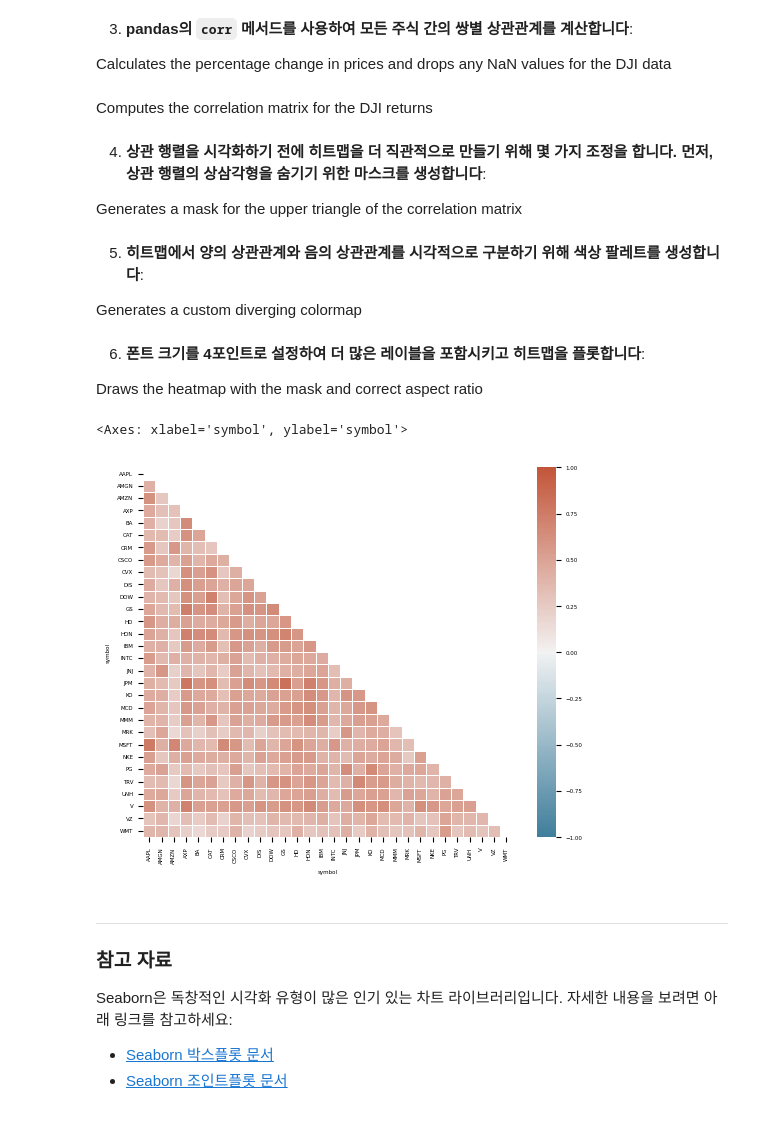
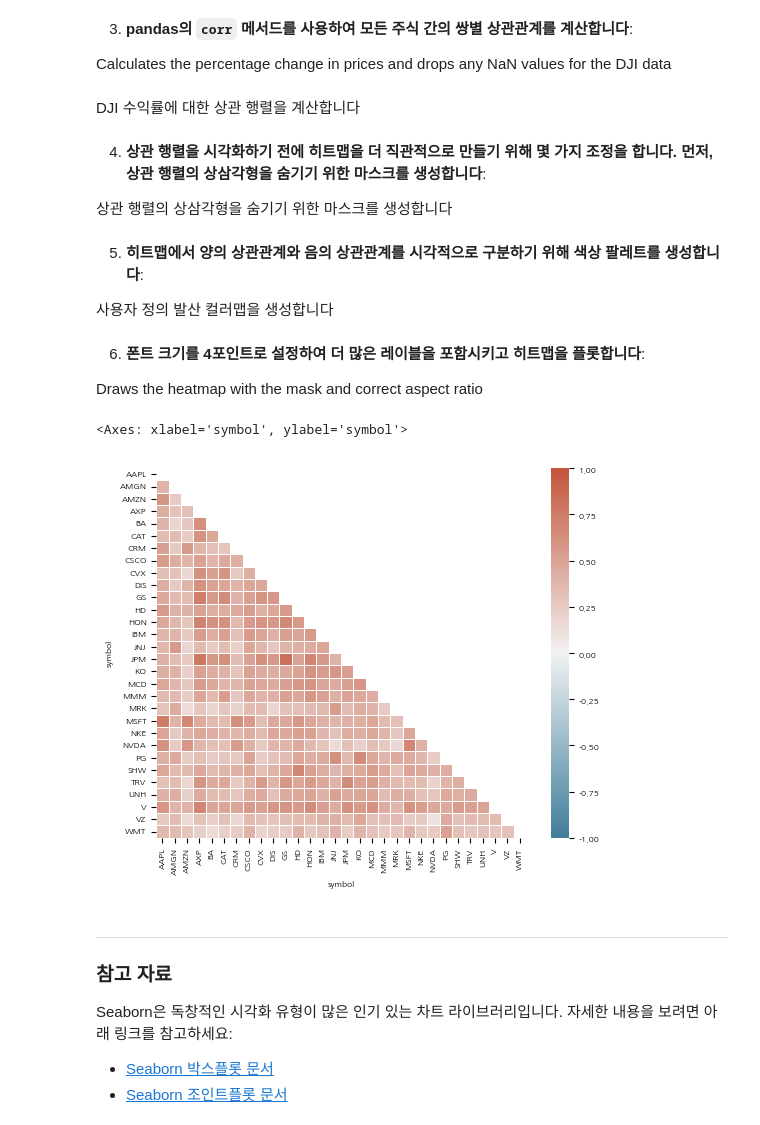
Before and after one commit to restful3/ml4t, a Jupyter notebook: source/03. Visualize Financial Market Data with Matplotlib, and Plotly Dash_song.ipynb, the cells around one changed output. Cells and saved outputs as stored; diff of their text form; code cells hidden in the pictures.

```diff
--- a/source/03. Visualize Financial Market Data with Matplotlib, and Plotly Dash_song.ipynb
+++ b/source/03. Visualize Financial Market Data with Matplotlib, and Plotly Dash_song.ipynb
@@ -316,2 +347,8 @@ Display the plot
 # %%
-plt.show()
+# plt.show()
+# 주피터 노트북에서 애니메이션 표시
+from IPython.display import HTML
+
+plt.rcParams['animation.embed_limit'] = 50 * 1024 * 1024  # 50MB로 제한 증가
+
+HTML(ani.to_jshtml())
@@ -581,5 +649,5 @@ Fetches the Dow Jones Industrial Average data from Wikipedia
 # %%
-dji = pd.read_html("https://en.wikipedia.org/wiki/Dow_Jones_Industrial_Average")[1]
+dji = pd.read_html("https://en.wikipedia.org/wiki/Dow_Jones_Industrial_Average")[2]
 # %% [markdown]
 pandas의 `read_html` 메서드는 웹페이지에서 표를 추출하는 편리한 함수입니다. 여기서는 두 번째 표(인덱스 1)를 사용합니다. 이 표는 DJIA에 포함된 회사에 대한 세부 정보를 포함합니다.
 # %% [markdown]
@@ -599,19 +676,19 @@ Calculates the percentage change in prices and drops any NaN values for the DJI
 # %%
 dji_returns = dji_data.pct_change(fill_method=None).dropna()
 # %% [markdown]
-Computes the correlation matrix for the DJI returns
+DJI 수익률에 대한 상관 행렬을 계산합니다
 # %%
 corr = dji_returns.corr()
 # %% [markdown]
 4. **상관 행렬을 시각화하기 전에 히트맵을 더 직관적으로 만들기 위해 몇 가지 조정을 합니다. 먼저, 상관 행렬의 상삼각형을 숨기기 위한 마스크를 생성합니다**:
 
-Generates a mask for the upper triangle of the correlation matrix
+상관 행렬의 상삼각형을 숨기기 위한 마스크를 생성합니다
 # %%
 mask = np.triu(np.ones_like(corr, dtype=bool))
 # %% [markdown]
 5. **히트맵에서 양의 상관관계와 음의 상관관계를 시각적으로 구분하기 위해 색상 팔레트를 생성합니다**:
 
-Generates a custom diverging colormap
+사용자 정의 발산 컬러맵을 생성합니다
 # %%
 cmap = sns.diverging_palette(230, 20, as_cmap=True)
 # %% [markdown]
@@ -619,20 +696,20 @@ cmap = sns.diverging_palette(230, 20, as_cmap=True)
 
 Draws the heatmap with the mask and correct aspect ratio
 # %%
-plt.rcParams["font.size"] = 4
+plt.rcParams["font.size"] = 6
 sns.heatmap(
     corr,
     mask=mask,
     cmap=cmap,
     vmin=-1.0,
     vmax=1.0,
     center=0,
     square=True,
     linewidths=0.5,
 )
 # %% [output]
 <Axes: xlabel='symbol', ylabel='symbol'>
-[figure, old version]
+[figure, new version]
 # %% [markdown]
 ---
 
```
Also changed, not shown: parts of 69 cells of this notebook, 1 other file.
